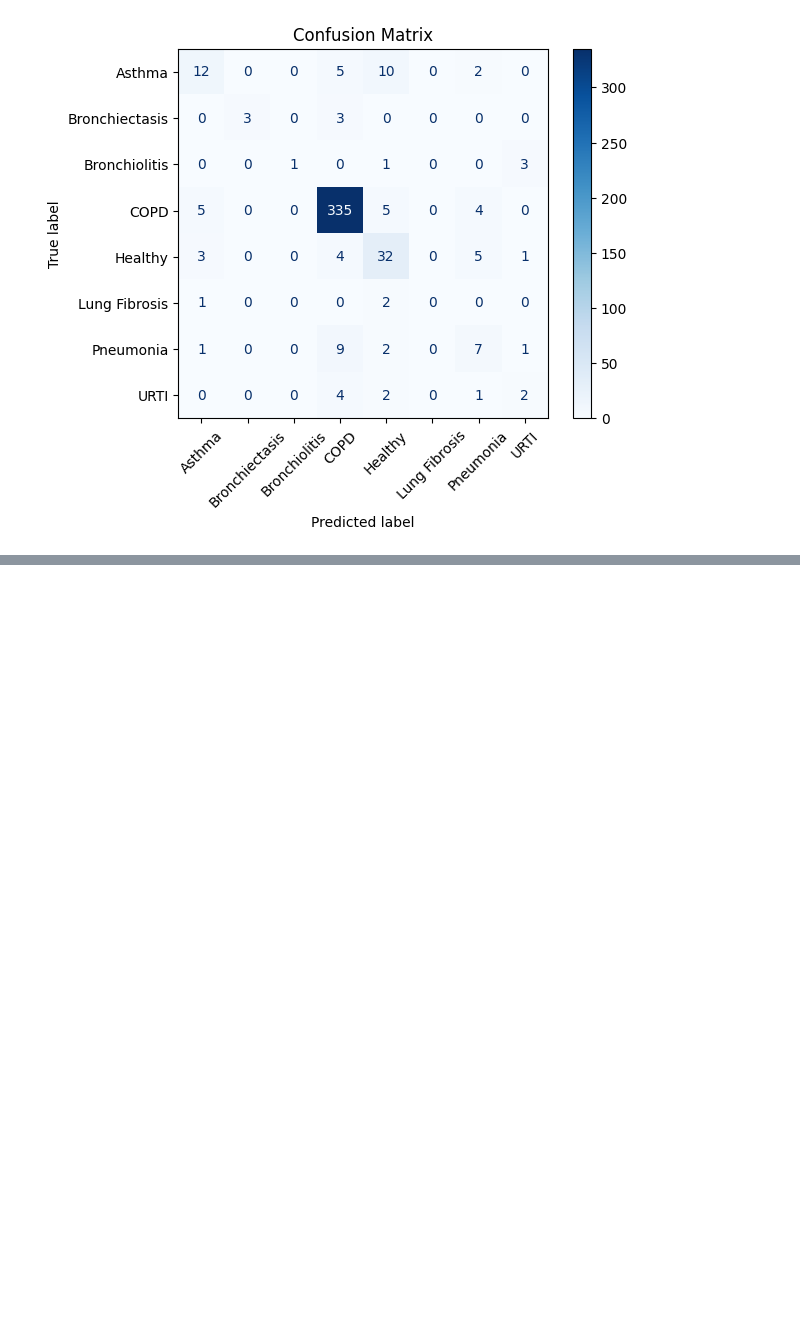
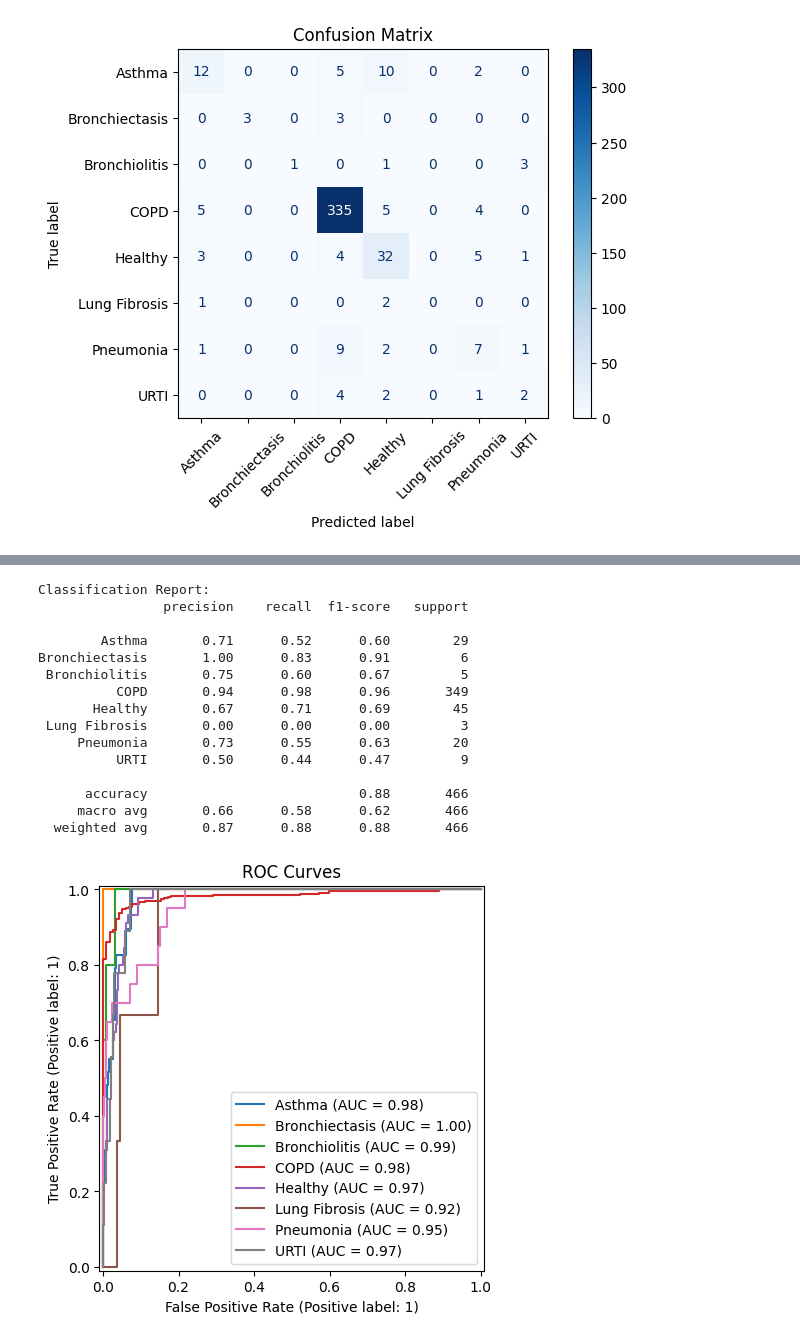
Before and after one commit to RafaelGAT108/IA901_Project, a Jupyter notebook: notebooks/7_training.ipynb, the cells around one changed output, grey strips where cells are left out. Cells and saved outputs as stored; diff of their text form; code cells hidden in the pictures; blank space fills up the shorter version.

```diff
--- a/notebooks/7_training.ipynb
+++ b/notebooks/7_training.ipynb
@@ -391,0 +503,5 @@ Bronchiectasis       1.00      0.50      0.67         6
+# %%
+hparams["experiment"] = "inception_v3_combined_8-classes_MFCC"
+hparams["dataset"]["feature_extractor"] = "MFCC"
+hparams["dataset"]["num_channels"] = 1
+model = train_model(hparams)
@@ -391,0 +578,19 @@ Bronchiectasis       1.00      0.50      0.67         6
+# %%
+evaluate_model(model)
+# %% [output]
+Classification Report:
+                precision    recall  f1-score   support
+
+        Asthma       0.71      0.52      0.60        29
+Bronchiectasis       1.00      0.83      0.91         6
+ Bronchiolitis       0.75      0.60      0.67         5
+          COPD       0.94      0.98      0.96       349
+       Healthy       0.67      0.71      0.69        45
+ Lung Fibrosis       0.00      0.00      0.00         3
+     Pneumonia       0.73      0.55      0.63        20
+          URTI       0.50      0.44      0.47         9
+
+      accuracy                           0.88       466
+     macro avg       0.66      0.58      0.62       466
+  weighted avg       0.87      0.88      0.88       466
+[figure, added]
```
Also changed, not shown: parts of 27 cells of this notebook.
